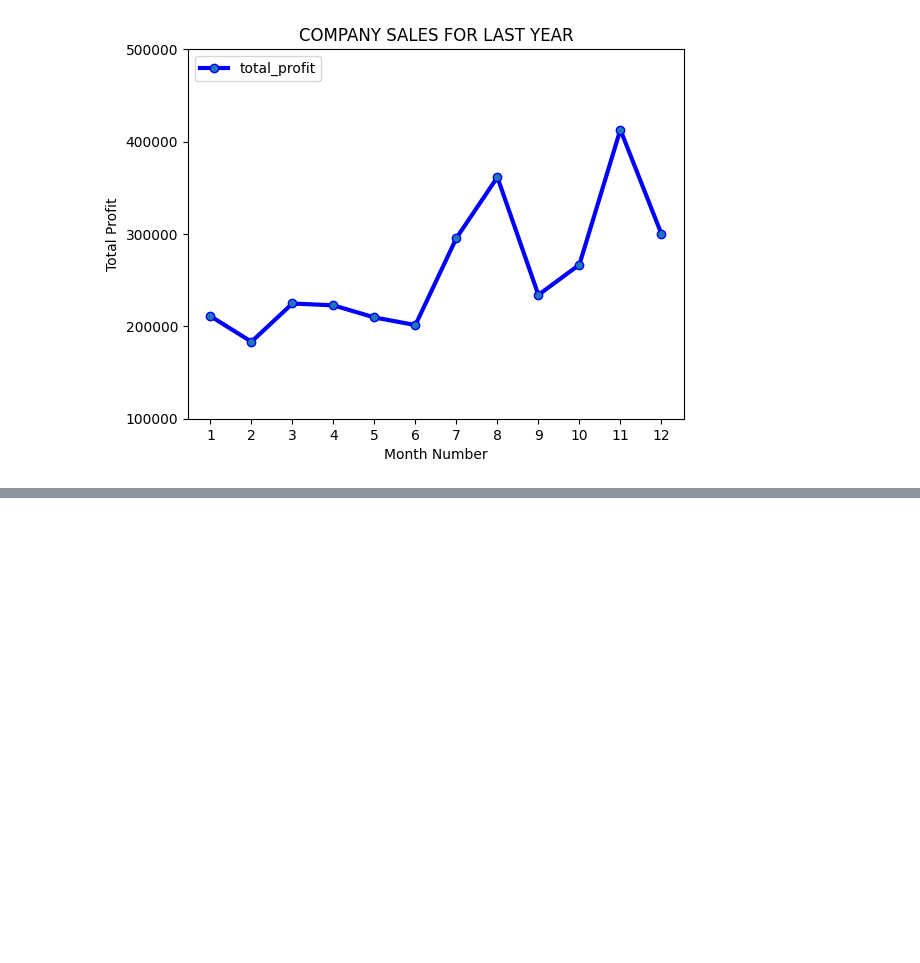
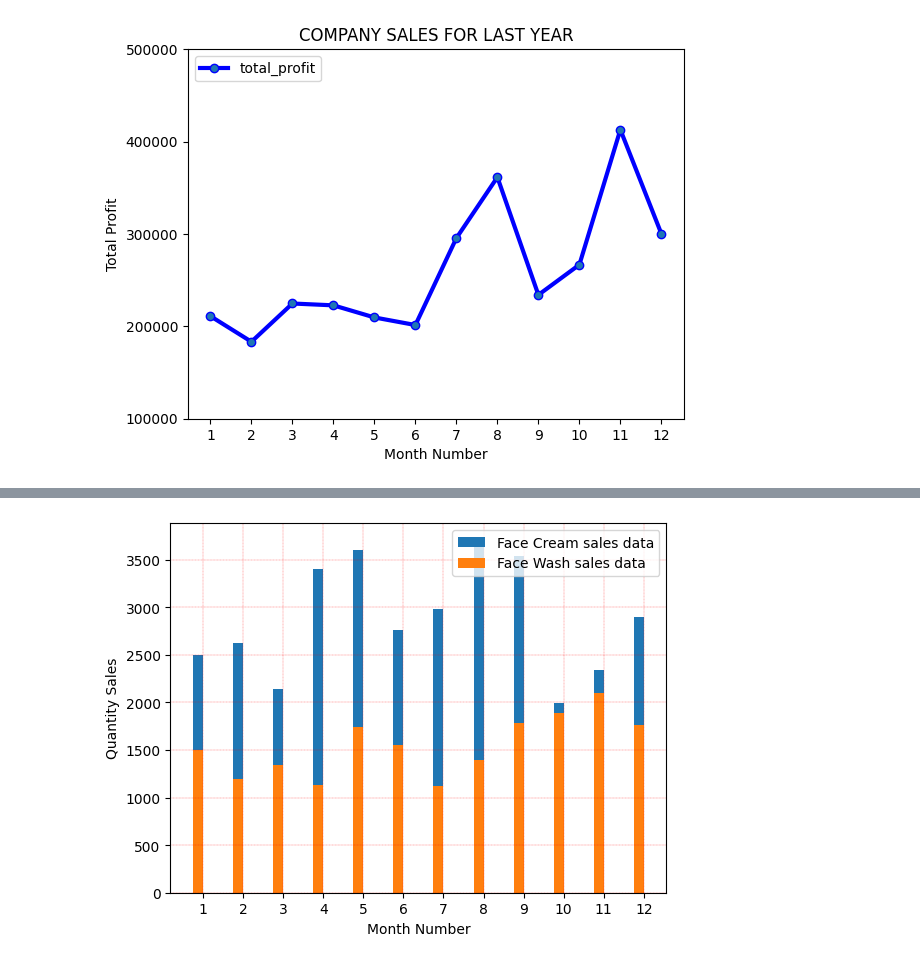
Before and after one commit to 254Bit/PythonMatplotLibExercises, a Jupyter notebook: exercise_1.ipynb, the cells around one changed output, grey strips where cells are left out. Cells and saved outputs as stored; diff of their text form; code cells hidden in the pictures; blank space fills up the shorter version.

```diff
--- a/exercise_1.ipynb
+++ b/exercise_1.ipynb
@@ -58,0 +97,16 @@ plt.show()
+# %%
+# Read face cream and facewash product sales data and show it using the bar chart
+#The bar chart should display the number of units sold per month for each product.
+# Add a separate bar for each product in the same chart.
+
+plt.bar([a-0.25 for a in monthList], 'facecream',data=sales_data,width=0.25,align='edge',label = 'Face Cream sales data',)
+plt.bar([a-0.25 for a in monthList], 'facewash',data=sales_data,width=0.25,align='edge', label = 'Face Wash sales data',)
+
+plt.xticks(monthList)
+plt.xlabel('Month Number')
+plt.ylabel('Quantity Sales')
+plt.legend()
+plt.grid(color='r', linestyle='dashed', linewidth=0.2)
+plt.show()
+# %% [output]
+[figure, added]
```
Also changed, not shown: parts of 5 cells of this notebook.
